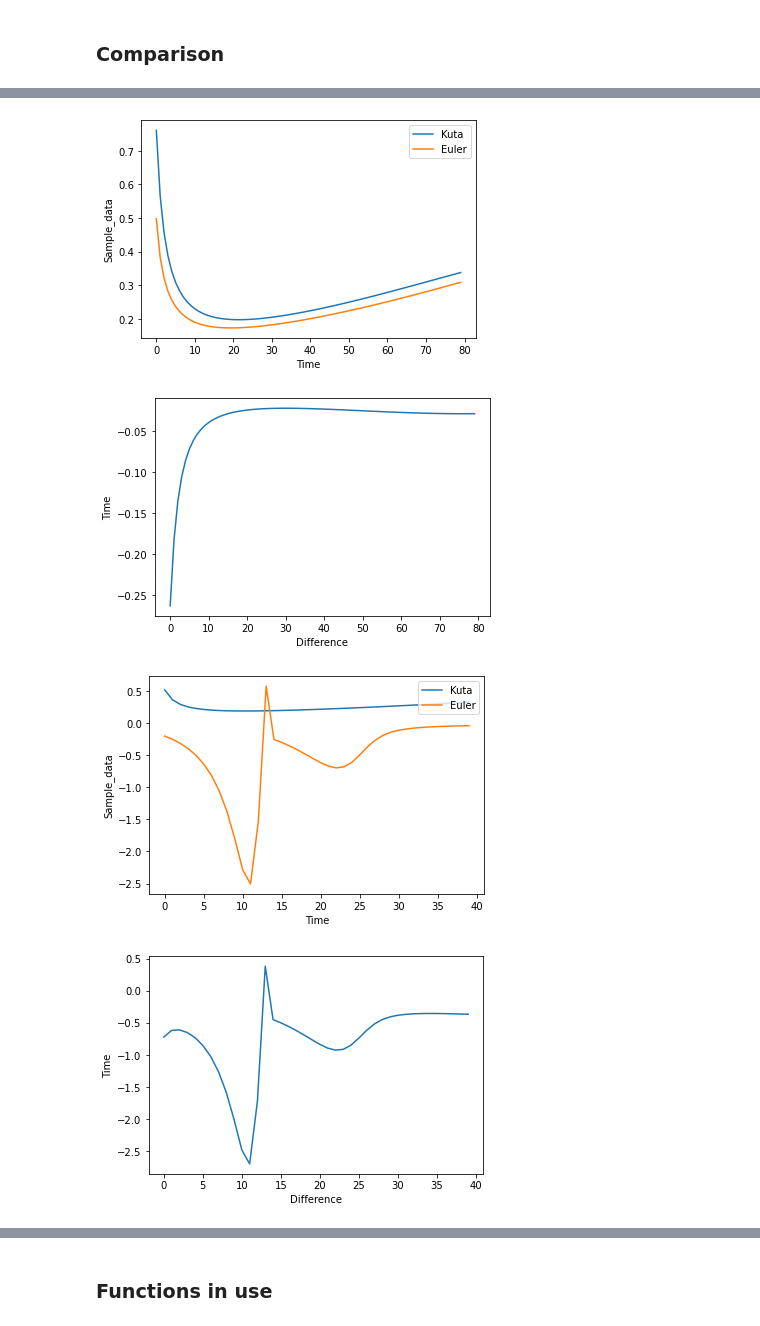
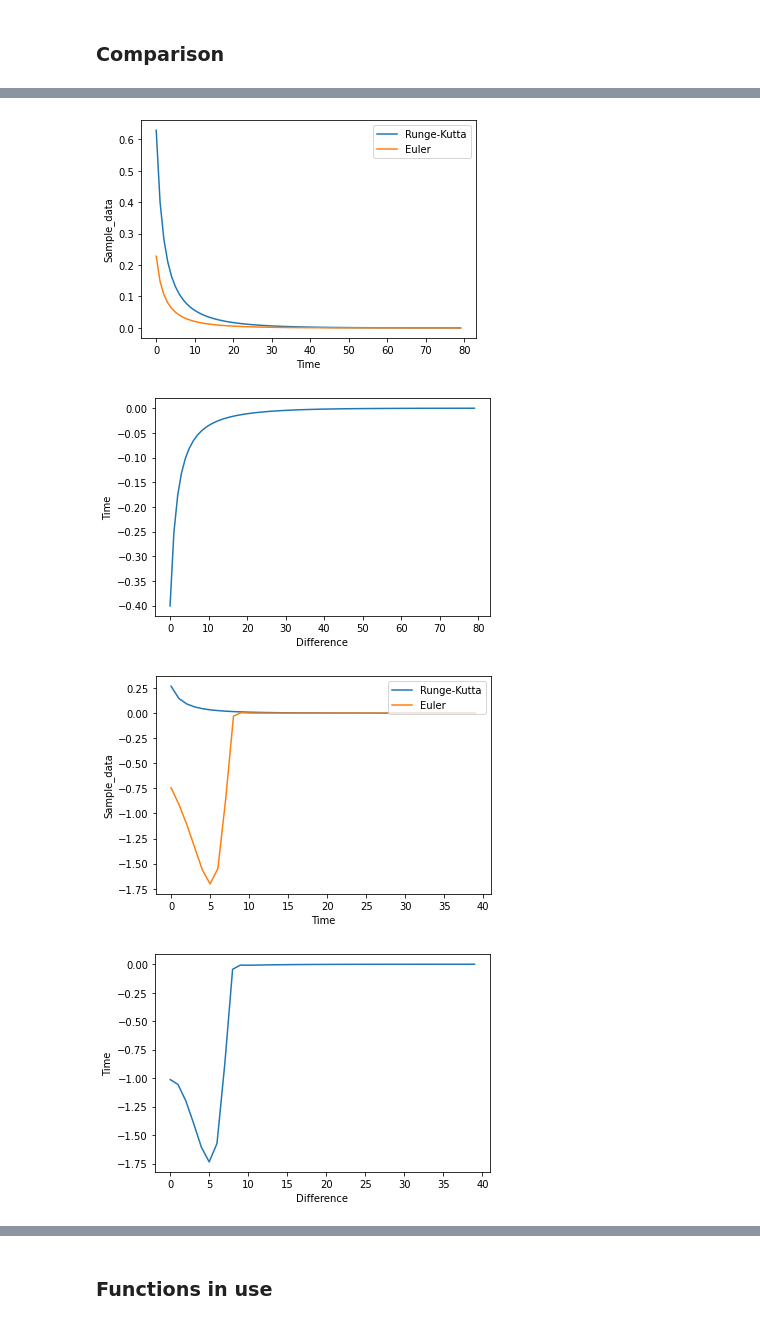
Before and after one commit to Deneverhad/Lotka, a Jupyter notebook: Lotka-Voltera.ipynb, the cells around one changed output, grey strips where cells are left out. Saved outputs shown, nothing was run; the diff lists cells and outputs as text; code cells hidden in the pictures.

```diff
--- a/Lotka-Voltera.ipynb
+++ b/Lotka-Voltera.ipynb
@@ -321,8 +331,8 @@ a1 = 2.0; a2 = 2.0
 Y1 = [3.0, 2.5]
 
 #F -> (t, N, P)
-competitions = [lambda F: F[1] * r * (1 - (F[1] / k1) - a1 * (F[2] / k2)),
-             lambda F: F[2] * s * (1 - (F[2] / k2) - a2 *  (F[1] / k1))]
+competitions = [lambda F: F[1] * r * (1 - F[1] / k1 - a1 * F[2] / k1),
+                lambda F: F[2] * s * (1 - F[2] / k2 - a2 *  F[1] / k2)]
 
 solver = runge_kutta_method(competitions, 20, 0, Y1)
 
@@ -371,8 +381,8 @@ a1 = 0.5; a2 = 2.0
 Y1 = [3.0, 2.5]
 
 #F -> (t, N, P)
-competitions = [lambda F: F[1] * r * (1 - (F[1] / k1) - a1 * (F[2] / k2)),
-             lambda F: F[2] * s * (1 - (F[2] / k2) - a2 *  (F[1] / k1))]
+competitions = [lambda F: F[1] * r * (1 - F[1] / k1 - a1 * (F[2] / k1)),
+                lambda F: F[2] * s * (1 - F[2] / k2 - a2 *  F[1] / k2)]
 
 solver = runge_kutta_method(competitions, 20, 0, Y1)
 
@@ -413,8 +423,8 @@ a1 = 2.0; a2 = 0.2
 Y1 = [3.0, 2.5]
 
 #F -> (t, N, P)
-competitions = [lambda F: F[1] * r * (1 - (F[1] / k1) - a1 * (F[2] / k2)),
-             lambda F: F[2] * s * (1 - (F[2] / k2) - a2 *  (F[1] / k1))]
+competitions = [lambda F: F[1] * r * (1 - F[1] / k1 - a1 * (F[2] / k1)),
+                lambda F: F[2] * s * (1 - F[2] / k2 - a2 *  F[1] / k2)]
 
 solver = runge_kutta_method(competitions, 20, 0, Y1)
 
@@ -457,8 +467,9 @@ a1 = 0.2; a2 = 0.05
 Y1 = [100.0, 75.0]
 
 #F -> (t, N, P)
-competitions = [lambda F: F[1] * r * (1 - (F[1] / k1) - a1 * (F[2] / k2)),
-             lambda F: F[2] * s * (1 - (F[2] / k2) - a2 *  (F[1] / k1))]
+competitions = [lambda F: F[1] * r * (1 - F[1] / k1 - a1 * F[2] / k1),
+                lambda F: F[2] * s * (1 - F[2] / k2 - a2 *  F[1] / k2)]
+
 
 solver = runge_kutta_method(competitions, 20, 0, Y1)
 
@@ -499,8 +510,9 @@ k1 = 0.8; k2 = 0.5
 a1 = 1.5; a2 = 1.0
 
 
-competitions = [lambda F: F[1] * r * (1 - (F[1] / k1) - a1 * (F[2] / k2)),
-             lambda F: F[2] * s * (1 - (F[2] / k2) - a2 *  (F[1] / k1))]
+competitions = [lambda F: F[1] * r * (1 - F[1] / k1 - a1 * F[2] / k1),
+                lambda F: F[2] * s * (1 - F[2] / k2 - a2 *  F[1] / k2)]
+
 
 Y = [2.0, 1.2]
 Y2 = [2.0, 1.2]
@@ -559,7 +571,7 @@ for list1_i, list2_i in zip_object_3:
     difference_3.append(list2_i-list1_i)
 
 ### Now plot the results
-plt.plot(data_plot_kuta_test_data_1, label = "Kuta")
+plt.plot(data_plot_kuta_test_data_1, label = "Runge-Kutta")
 plt.plot(data_plot_euler_test_data_1, label = "Euler")
 plt.xlabel("Time")
 plt.ylabel("Sample_data")
@@ -571,7 +583,7 @@ plt.xlabel("Difference")
 plt.ylabel("Time")
 plt.show()
 
-plt.plot(data_plot_kuta_test_data_2, label = "Kuta")
+plt.plot(data_plot_kuta_test_data_2, label = "Runge-Kutta")
 plt.plot(data_plot_euler_test_data_2, label = "Euler")
 plt.xlabel("Time")
 plt.ylabel("Sample_data")
@@ -583,7 +595,7 @@ plt.xlabel("Difference")
 plt.ylabel("Time")
 plt.show()
 
-plt.plot(data_plot_kuta_test_data_3, label = "Kuta")
+plt.plot(data_plot_kuta_test_data_3, label = "Runge-Kutta")
 plt.plot(data_plot_euler_test_data_3, label = "Euler")
 plt.xlabel("Time")
 plt.ylabel("Sample_data")
@@ -600,5 +612,5 @@ plt.show()
-[figure, old version]
+[figure, new version]
-[figure, old version]
+[figure, new version]
-[figure, old version]
+[figure, new version]
-[figure, old version]
+[figure, new version]
 # %% [markdown]
```
Also changed, not shown: parts of 17 cells of this notebook.
